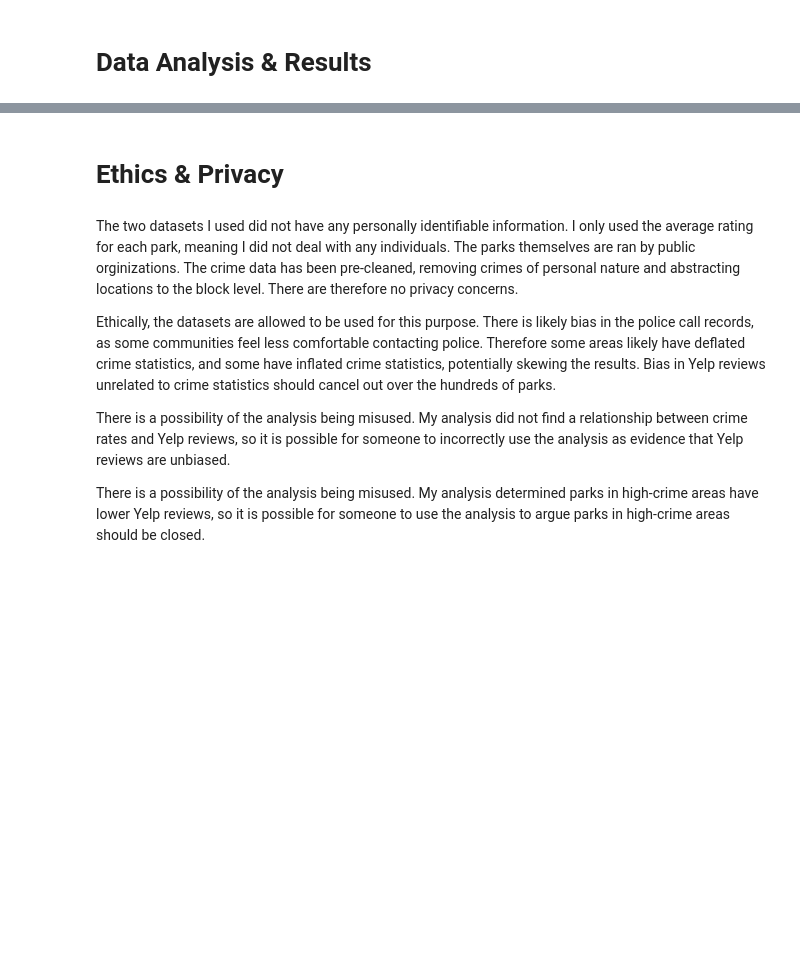
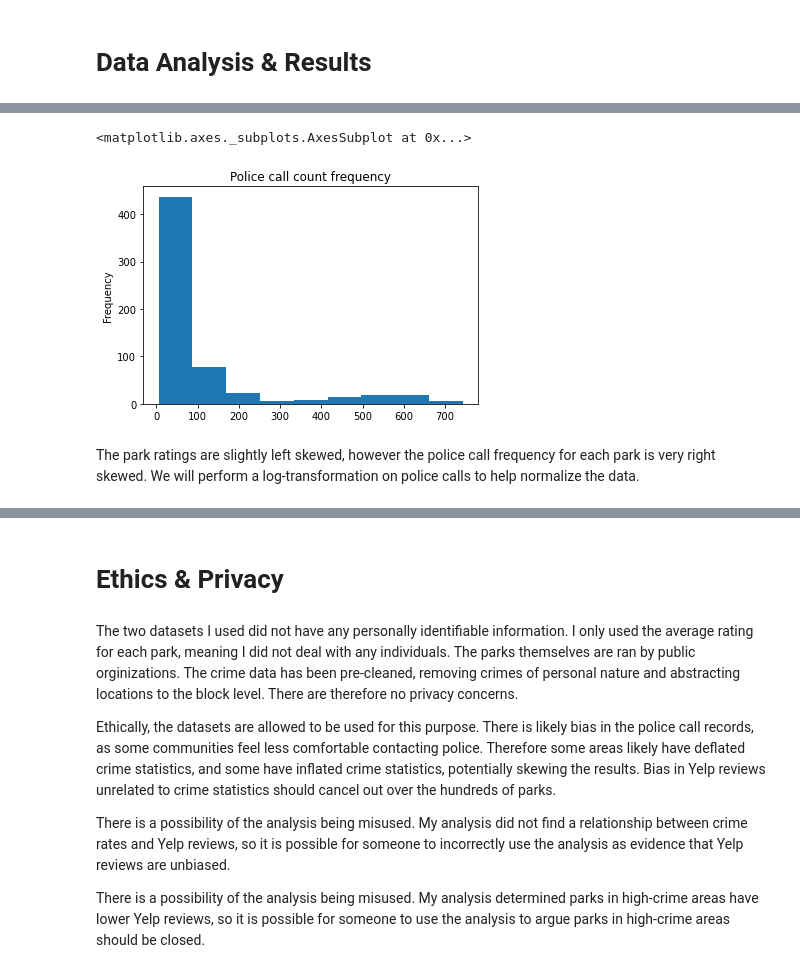
Before and after one commit to hsyzdek/individual_fa20, a Jupyter notebook: final_project/FinalProject_hsyzdek.ipynb, the cells around one changed output, grey strips where cells are left out. Drawn from its saved outputs; the diff is of its cells as text; code cells hidden in the pictures; blank space fills up the shorter version.

```diff
--- a/final_project/FinalProject_hsyzdek.ipynb
+++ b/final_project/FinalProject_hsyzdek.ipynb
@@ -165,0 +300,7 @@ Include cells that describe the steps in your data analysis.
+# %%
+pdf['calls'].plot.hist(bins = 9, title="Police call count frequency")
+# %% [output]
+<matplotlib.axes._subplots.AxesSubplot at 0x...>
+[figure, added]
+# %% [markdown]
+The park ratings are slightly left skewed, however the police call frequency for each park is very right skewed. We will perform a log-transformation on police calls to help normalize the data.
```
Also changed, not shown: parts of 31 cells of this notebook, 1 other file.
